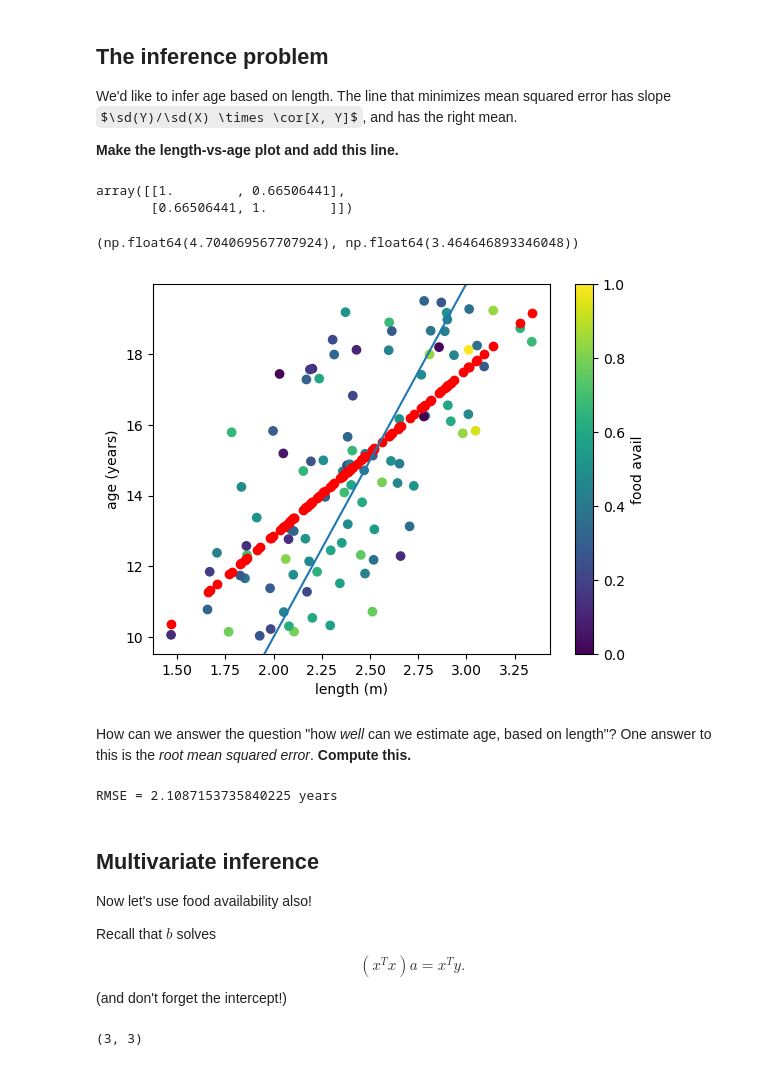
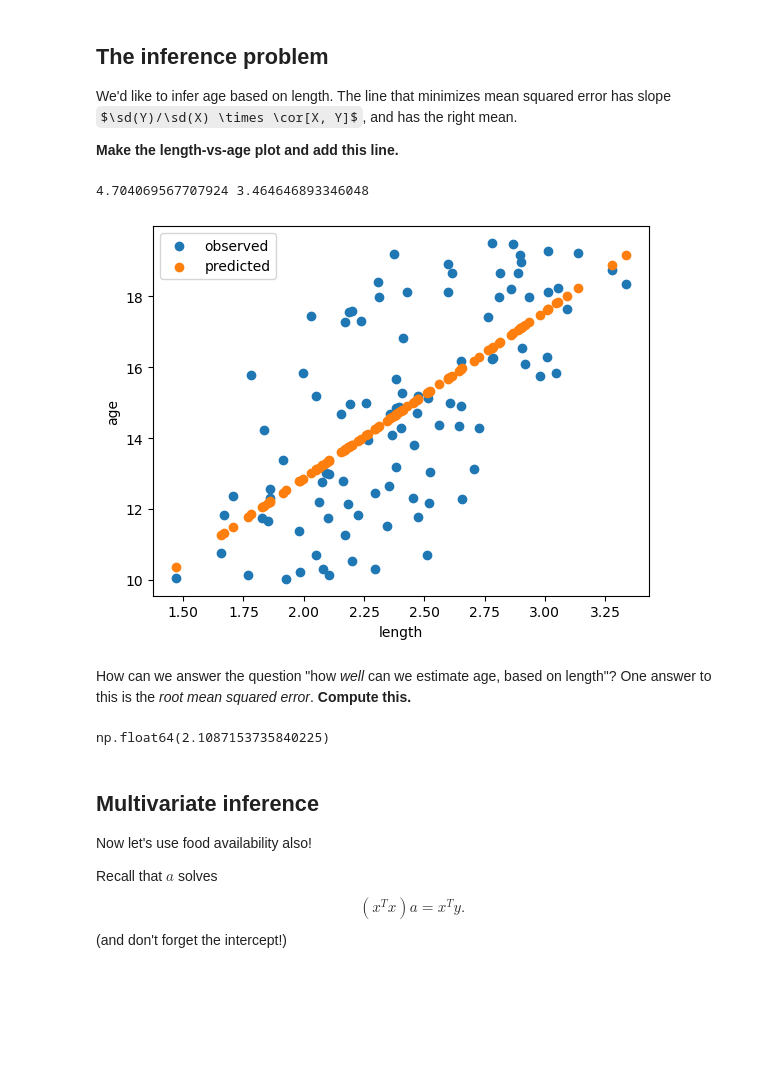
Before and after one commit to UOdsci/dsci345, a Jupyter notebook: class_material/slides/Exercise_Linear_model.ipynb, the cells around one changed output. Saved outputs shown, nothing was run; the diff lists cells and outputs as text; code cells hidden in the pictures; some formulas as TeX source; blank space fills up the shorter version.

```diff
--- a/class_material/slides/Exercise_Linear_model.ipynb
+++ b/class_material/slides/Exercise_Linear_model.ipynb
@@ -54,8 +54,3 @@ has slope $\sd(Y)/\sd(X) \times \cor[X, Y]$,
 and has the right mean.
 
 **Make the length-vs-age plot and add this line.**
-# %%
-np.corrcoef(age, length)
-# %% [output]
-array([[1.        , 0.66506441],
-       [0.66506441, 1.        ]])
@@ -67,33 +57,35 @@ age_hat = a * length + b
-# %%
-a, b
-# %% [output]
-(np.float64(4.704069567707924), np.float64(3.464646893346048))
-# %%
-plt.scatter(length, age, c=food)
-plt.scatter(length, age_hat, c='red')
-plt.ylabel("age (years)"); plt.xlabel("length (m)")
-plt.axline((2, 10), slope=10) # mean size at 100% food
-plt.colorbar(label='food avail');
-# %% [output]
-[figure, removed]
+# %%
+a = np.corrcoef(age, length)[0,1] * np.std(age, ddof=1) / np.std(length, ddof=1)
+b = np.mean(age) - a * np.mean(length)
+print(a, b)
+# %% [output]
+4.704069567707924 3.464646893346048
+# %%
+age_hat = b + a * length
+fig, ax = plt.subplots()
+ax.scatter(length, age, label='observed')
+ax.scatter(length, age_hat, label='predicted')
+ax.legend();
+ax.set_xlabel("length"); ax.set_ylabel("age");
+# %% [output]
+[figure, added]
 # %% [markdown]
 How can we answer the question "how *well* can we estimate age, based on length"?
 One answer to this is the *root mean squared error*.
 **Compute this.**
 # %%
-resid = age - age_hat
-print(f"RMSE = {np.sqrt(np.mean(resid**2))} years")
+np.sqrt(
+    np.mean(
+        (age_hat - age)**2
+    )
+)
 # %% [output]
-RMSE = 2.1087153735840225 years
+np.float64(2.1087153735840225)
 # %% [markdown]
 ## Multivariate inference
 
 Now let's use food availability also!
 
-Recall that $b$ solves
+Recall that $a$ solves
 $$ (x^T x) a = x^T y .$$
 (and don't forget the intercept!)
-# %%
-(x.T).dot(x).shape
-# %% [output]
-(3, 3)
```
Also changed, not shown: parts of 10 cells of this notebook, 10 other files.
